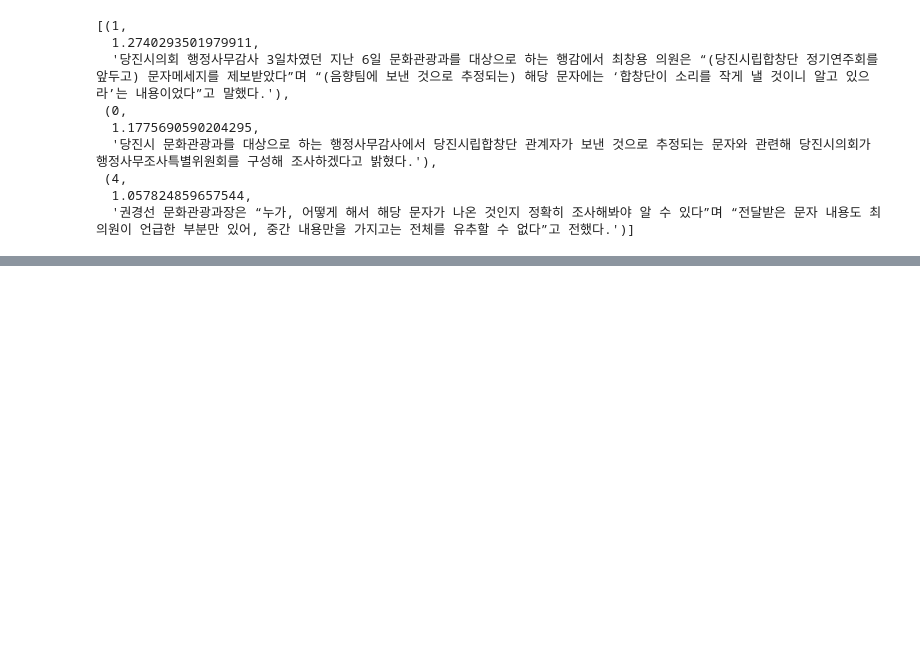
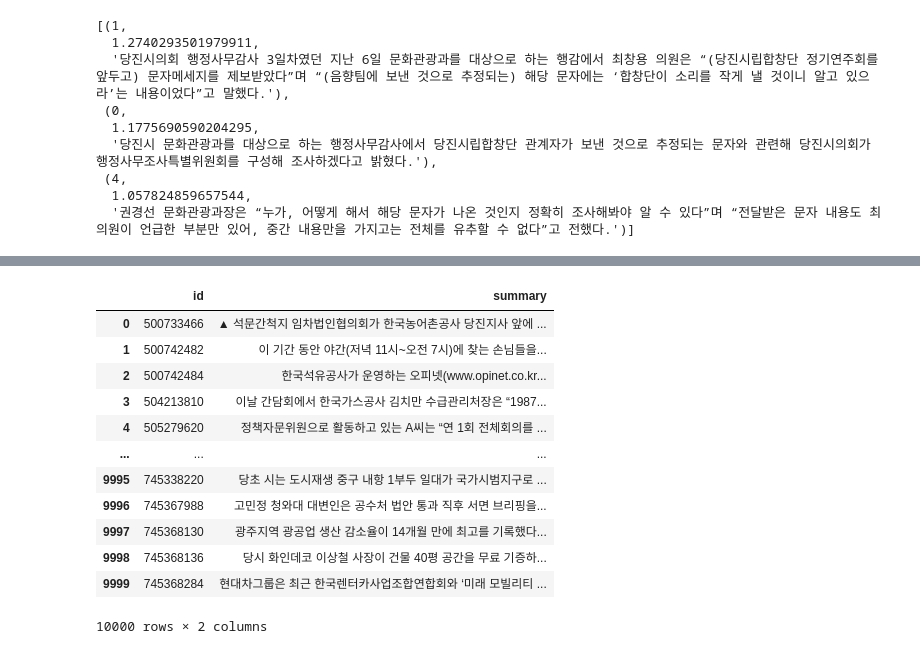
Before and after one commit to daewonyoon/misc, a Jupyter notebook: 2020/11_dacon_text_summary_sentence_choice/eda/eda_0000.ipynb, the cells around one changed output, grey strips where cells are left out. Drawn from its saved outputs; the diff is of its cells as text; code cells hidden in the pictures; blank space fills up the shorter version.

```diff
--- a/2020/11_dacon_text_summary_sentence_choice/eda/eda_0000.ipynb
+++ b/2020/11_dacon_text_summary_sentence_choice/eda/eda_0000.ipynb
@@ -142,0 +147,18 @@ test
+# %%
+r = pd.read_csv("../sub/submission_000.csv")
+# %%
+r
+# %% [output]
+|  | id | summary |
+| 0 | 500733466 | ▲ 석문간척지 임차법인협의회가 한국농어촌공사 당진지사 앞에 ... |
+| 1 | 500742482 | 이 기간 동안 야간(저녁 11시~오전 7시)에 찾는 손님들을... |
+| 2 | 500742484 | 한국석유공사가 운영하는 오피넷(www.opinet.co.kr... |
+| 3 | 504213810 | 이날 간담회에서 한국가스공사 김치만 수급관리처장은 “1987... |
+| 4 | 505279620 | 정책자문위원으로 활동하고 있는 A씨는 “연 1회 전체회의를 ... |
+| ... | ... | ... |
+| 9995 | 745338220 | 당초 시는 도시재생 중구 내항 1부두 일대가 국가시범지구로 ... |
+| 9996 | 745367988 | 고민정 청와대 대변인은 공수처 법안 통과 직후 서면 브리핑을... |
+| 9997 | 745368130 | 광주지역 광공업 생산 감소율이 14개월 만에 최고를 기록했다... |
+| 9998 | 745368136 | 당시 화인데코 이상철 사장이 건물 40평 공간을 무료 기증하... |
+| 9999 | 745368284 | 현대차그룹은 최근 한국렌터카사업조합연합회와 ‘미래 모빌리티 ... |
+10000 rows × 2 columns
```
Also changed, not shown: parts of 6 cells of this notebook, 4 other files.
